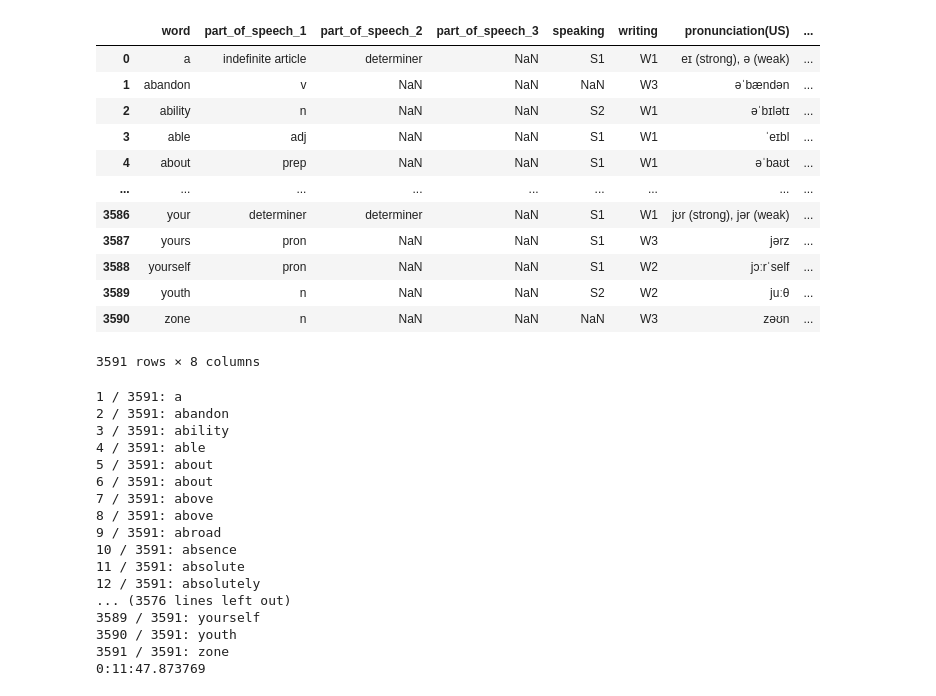
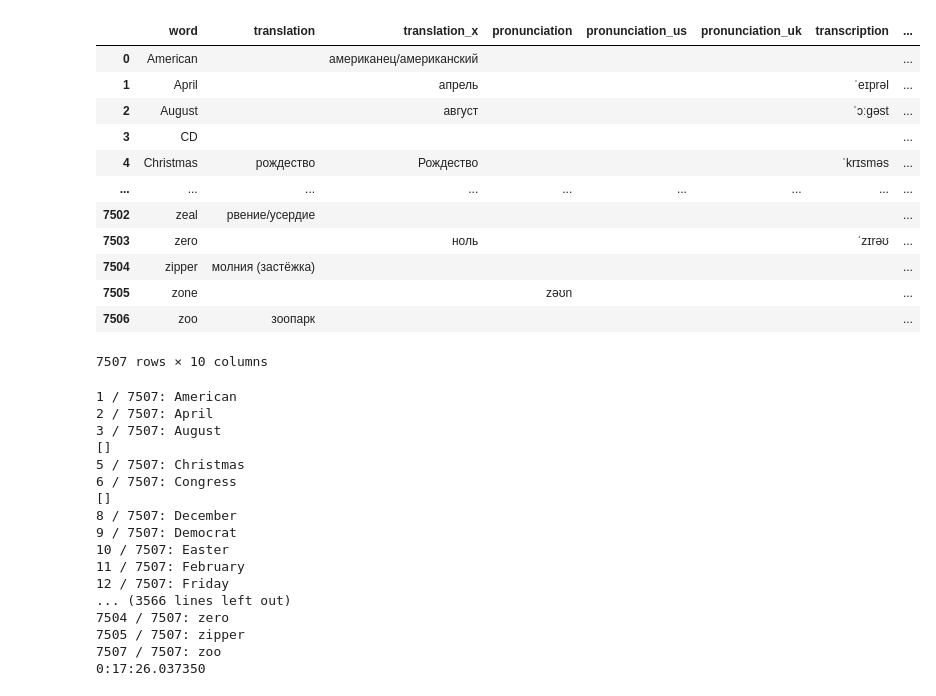
Before and after one commit to AlbertFarhutdinov/words_tutor, a Jupyter notebook: longman_list/longman_list.ipynb, the cells around one changed output. Cells and saved outputs as stored; diff of their text form; code cells hidden in the pictures.

```diff
--- a/longman_list/longman_list.ipynb
+++ b/longman_list/longman_list.ipynb
@@ -6,41 +6,38 @@ import numpy as np
 import pandas as pd
 import requests
 # %%
-dataframe = pd.read_csv(
-    'longman_list_3000.csv',
-    sep=';',
-)
+dataframe = pd.read_csv('../raw_data.csv').fillna('')
 dataframe
 # %% [output]
-|  | word | part_of_speech_1 | part_of_speech_2 | part_of_speech_3 | speaking | writing | pronunciation(US) | ... |
-| 0 | a | indefinite article | determiner | NaN | S1 | W1 | eɪ (strong), ə (weak) | ... |
-| 1 | abandon | v | NaN | NaN | NaN | W3 | əˈbændən | ... |
-| 2 | ability | n | NaN | NaN | S2 | W1 | əˈbɪlətɪ | ... |
-| 3 | able | adj | NaN | NaN | S1 | W1 | ˈeɪbl | ... |
-| 4 | about | prep | NaN | NaN | S1 | W1 | əˈbaʊt | ... |
+|  | word | translation | translation_x | pronunciation | pronunciation_us | pronunciation_uk | transcription | ... |
+| 0 | American |  | американец/американский |  |  |  |  | ... |
+| 1 | April |  | апрель |  |  |  | ˈeɪprəl | ... |
+| 2 | August |  | август |  |  |  | ˈɔːɡəst | ... |
+| 3 | CD |  |  |  |  |  |  | ... |
+| 4 | Christmas | рождество | Рождество |  |  |  | ˈkrɪsməs | ... |
 | ... | ... | ... | ... | ... | ... | ... | ... | ... |
-| 3586 | your | determiner | determiner | NaN | S1 | W1 | jʊr (strong), jər (weak) | ... |
-| 3587 | yours | pron | NaN | NaN | S1 | W3 | jərz | ... |
-| 3588 | yourself | pron | NaN | NaN | S1 | W2 | jɔːrˈself | ... |
-| 3589 | youth | n | NaN | NaN | S2 | W2 | juːθ | ... |
-| 3590 | zone | n | NaN | NaN | NaN | W3 | zəʊn | ... |
+| 7502 | zeal | рвение/усердие |  |  |  |  |  | ... |
+| 7503 | zero |  | ноль |  |  |  | ˈzɪrəʊ | ... |
+| 7504 | zipper | молния (застёжка) |  |  |  |  |  | ... |
+| 7505 | zone |  |  | zəʊn |  |  |  | ... |
+| 7506 | zoo | зоопарк |  |  |  |  |  | ... |
-3591 rows × 8 columns
+7507 rows × 10 columns
 # %%
 start = datetime.now()
 
-for i in dataframe.index:
+for i in dataframe[~dataframe[['pronunciation', 'pronunciation_us', 'pronunciation_uk']].any(axis=1)].index:
     word = dataframe.loc[i, 'word']
     try:
         page = requests.get(f'https://wooordhunt.ru/word/{word}')
         soup = BeautifulSoup(page.text, 'html.parser')
         transcriptions = soup.find_all(class_='transcription')
         if len(transcriptions) == 2:
-            dataframe.loc[i, 'pronunciation(US)'] = transcriptions[0].text[2:-1]
-            dataframe.loc[i, 'pronunciation(UK)'] = transcriptions[1].text[2:-1]
+            dataframe.loc[i, 'pronunciation_us'] = transcriptions[0].text[2:-1]
+            dataframe.loc[i, 'pronunciation_uk'] = transcriptions[1].text[2:-1]
             print(f'{i + 1} / {dataframe.shape[0]}: {word}')
         elif len(transcriptions) == 4:
-            dataframe.loc[i, 'pronunciation(US)'] = f'{transcriptions[0].text[2:-1]} (strong), {transcriptions[1].text[2:-1]} (weak)'
-            dataframe.loc[i, 'pronunciation(UK)'] = f'{transcriptions[2].text[2:-1]} (strong), {transcriptions[3].text[2:-1]} (weak)'
+            dataframe.loc[i, 'pronunciation_us'] = f'{transcriptions[0].text[2:-1]} (strong), {transcriptions[1].text[2:-1]} (weak)'
+            dataframe.loc[i, 'pronunciation_uk'] = f'{transcriptions[2].text[2:-1]} (strong), {transcriptions[3].text[2:-1]} (weak)'
             print(f'{i + 1} / {dataframe.shape[0]}: {word}')
         else:
             print(transcriptions)
@@ -50,21 +47,21 @@ for i in dataframe.index:
 
 print(datetime.now() - start)
 # %% [output]
-1 / 3591: a
-2 / 3591: abandon
-3 / 3591: ability
-4 / 3591: able
-5 / 3591: about
-6 / 3591: about
-7 / 3591: above
-8 / 3591: above
-9 / 3591: abroad
-10 / 3591: absence
-11 / 3591: absolute
-12 / 3591: absolutely
-... (3576 lines left out)
-3589 / 3591: yourself
-3590 / 3591: youth
-3591 / 3591: zone
-0:11:47.873769
+1 / 7507: American
+2 / 7507: April
+3 / 7507: August
+[]
+5 / 7507: Christmas
+6 / 7507: Congress
+[]
+8 / 7507: December
+9 / 7507: Democrat
+10 / 7507: Easter
+11 / 7507: February
+12 / 7507: Friday
+... (3566 lines left out)
+7504 / 7507: zero
+7505 / 7507: zipper
+7507 / 7507: zoo
+0:17:26.037350
 # %%
```
Also changed, not shown: parts of 5 cells of this notebook, 6 other files.
